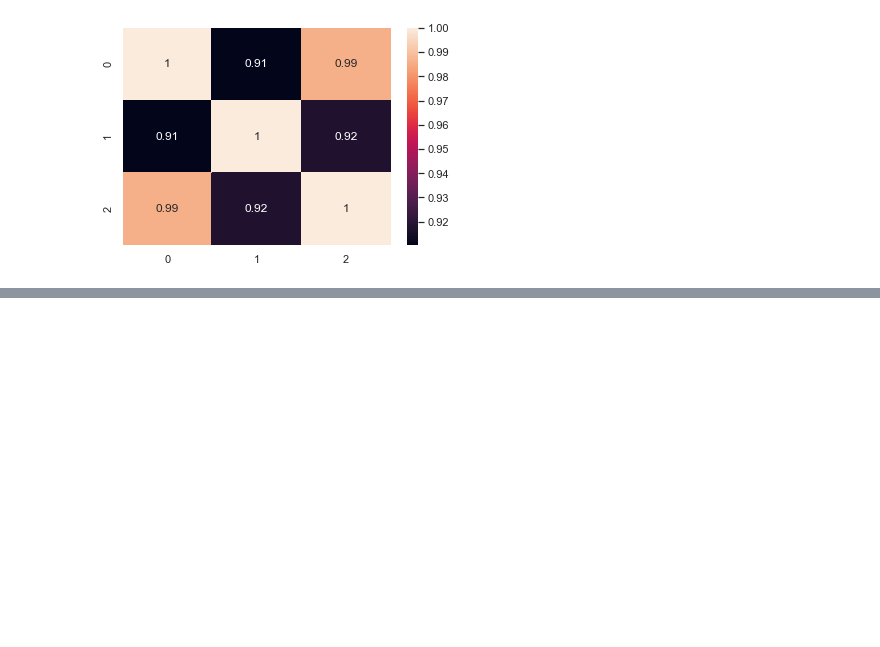
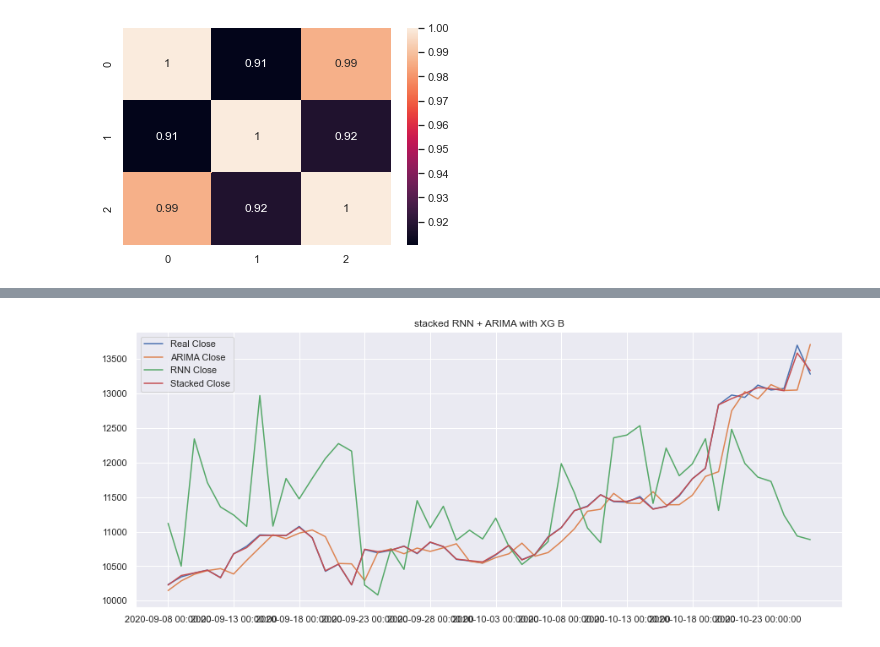
Before and after one commit to tang-ji/BTC-prediction, a Jupyter notebook: stack-rnn-arima-xgb.ipynb, the cells around one changed output, grey strips where cells are left out. Cells and saved outputs as stored; diff of their text form; code cells hidden in the pictures; blank space fills up the shorter version.

```diff
--- a/stack-rnn-arima-xgb.ipynb
+++ b/stack-rnn-arima-xgb.ipynb
@@ -295,18 +298,20 @@ clf.fit(stack_predict,train_Y, eval_set=[(stack_predict,train_Y)],
 stacked = clf.predict(stack_predict)
 stacked_last = clf.predict(stack_predict_last)
 # %%
-last =20
+last =50
 
 plt.figure(figsize = (15,6))
 x_range = np.arange(boundary)[-last:]
 plt.plot(x_range, reverse_close(train_Y)[-last:], label = 'Real Close')
 plt.plot(x_range, reverse_close(pred_arima[:boundary])[-last:], label = 'ARIMA Close')
 plt.plot(x_range, reverse_close(output_predict)[-last:], label = 'RNN Close')
 plt.plot(x_range, reverse_close(stacked)[-last:], label = 'Stacked Close')
 plt.legend()
 plt.xticks(x_range[::5], date_ori[:boundary][-last:][::5])
 plt.title('stacked RNN + ARIMA with XG B')
 plt.show()
+# %% [output]
+[figure, added]
 # %%
 plt.figure(figsize = (15,6))
 x_range = np.arange(5)
```
Also changed, not shown: parts of 2 cells of this notebook.
